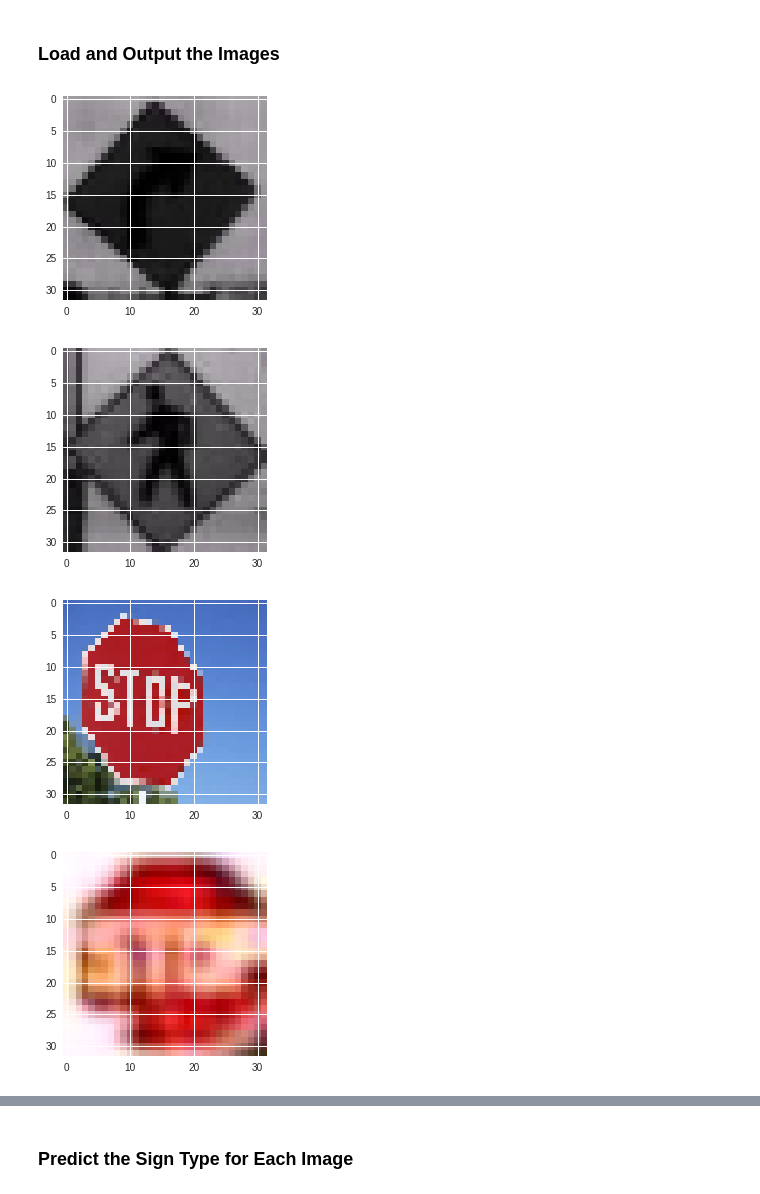
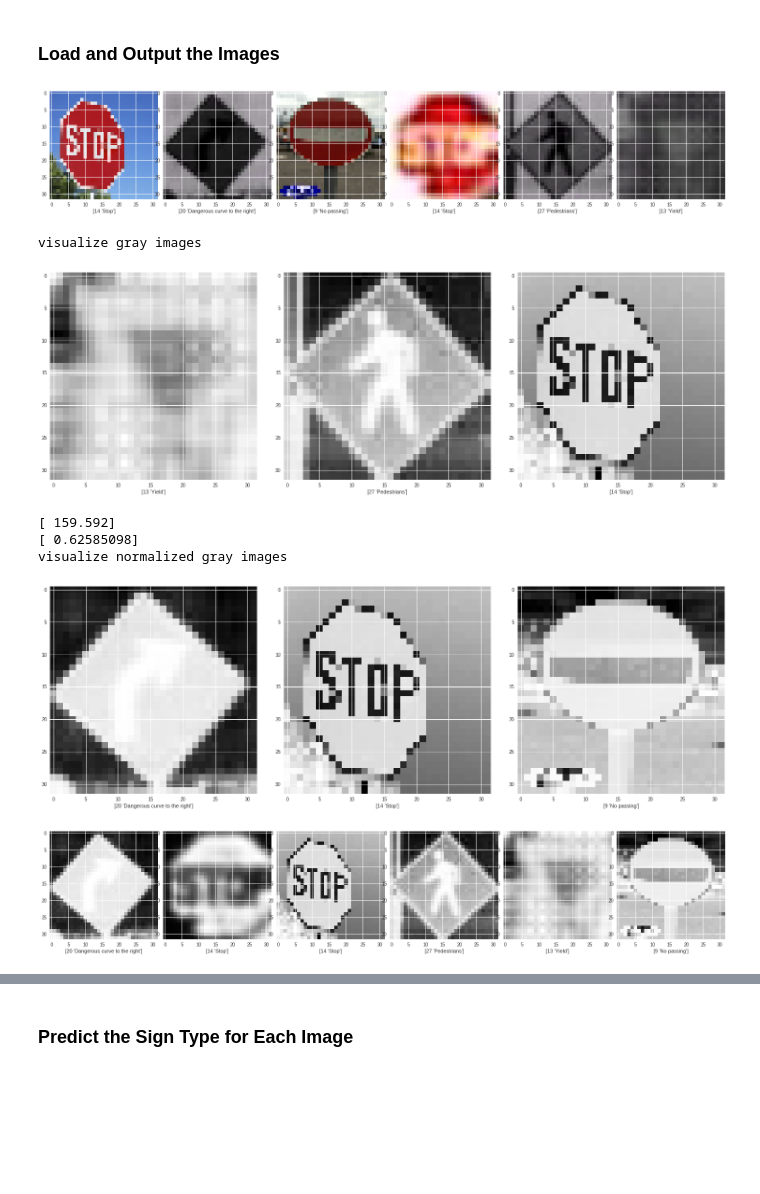
Before and after one commit to yhung119/German_Traffic_Signs_Classification, a Jupyter notebook: Traffic_Sign_Classifier.ipynb, the cells around one changed output, grey strips where cells are left out. Saved outputs shown, nothing was run; the diff lists cells and outputs as text; code cells hidden in the pictures; blank space fills up the shorter version.

```diff
--- a/Traffic_Sign_Classifier.ipynb
+++ b/Traffic_Sign_Classifier.ipynb
@@ -206,10 +210,6 @@ def normalize(data):
 
 from skimage import color
 
-def standarize(data):
-    data = (data - np.mean(data)) / np.std(data)
-    return data
-
 def rgb2gray(rgb):
     img = np.dot(rgb, [0.299, 0.587, 0.114])
     img = img.reshape((len(img), 32, 32, 1))
@@ -218,11 +218,18 @@ def rgb2gray(rgb):
 def grayscale(data):
     return np.sum(data/3, axis=3, keepdims=True)
 
-def preprocess(data):
+def preprocess(data, labels):
     X = rgb2gray(data)
+    print "visualize gray images\n"
+    visualize_images(X, labels, list_size=3)
+    print X[0][0][0]
     X = normalize(X)
-    X = standarize(X)
+    print X[0][0][0]
+    print "visualize normalized gray images\n"
+    visualize_images(X, labels, list_size=3)
+
     return X
 
-X_train_N = preprocess(X_combine)
-X_test_N = preprocess(X_test)
+
+X_train_N = preprocess(X_combine, y_combine)
+X_test_N = preprocess(X_test, y_test)
@@ -424,28 +425,36 @@ You may find `signnames.csv` useful as it contains mappings from the class id (i
 # %%
 ### Load the images and plot them here.
 ### Feel free to use as many code cells as needed.
 import cv2
 from PIL import Image
 import glob
 path = 'test_images/*'
 image_list = []
 files_path = glob.glob(path)
+y_values = [20, 27, 14, 14, 9, 13]
 for filename in files_path:
     im = Image.open(filename)
     im = im.resize((32,32))
     im = np.array(im)
     image_list.append(im)
 
-for i in range(len(files_path)):
-    plt.imshow(image_list[i])
-    plt.show()
+image_list = np.array(image_list)
+visualize_images(image_list, y_values,list_size=len(image_list))
 
-normalized_images = preprocess(image_list)
-for i in range(len(files_path)):
-    plt.imshow(normalized_images[i].reshape(32,32))
-    plt.show()
+normalized_images = preprocess(image_list, y_values)
+
+visualize_images(normalized_images, y_values, list_size=len(image_list))
+
+plt.imshow(normalized_images[2].reshape(32,32))
+plt.show()
+plt.imshow(image_list[3])
+plt.show()
 # %% [output]
-[figure, old version]
+[figure, new version]
+visualize gray images
-[figure, old version]
+[figure, new version]
+[ 159.592]
+[ 0.62585098]
+visualize normalized gray images
-[figure, old version]
+[figure, new version]
-[figure, old version]
+[figure, new version]
```
Also changed, not shown: parts of 20 cells of this notebook.
